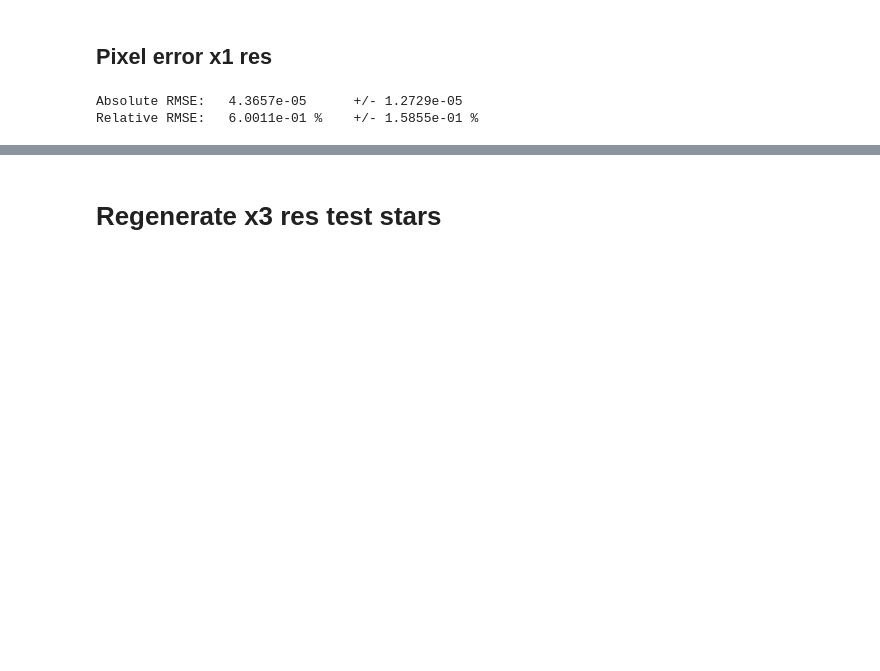
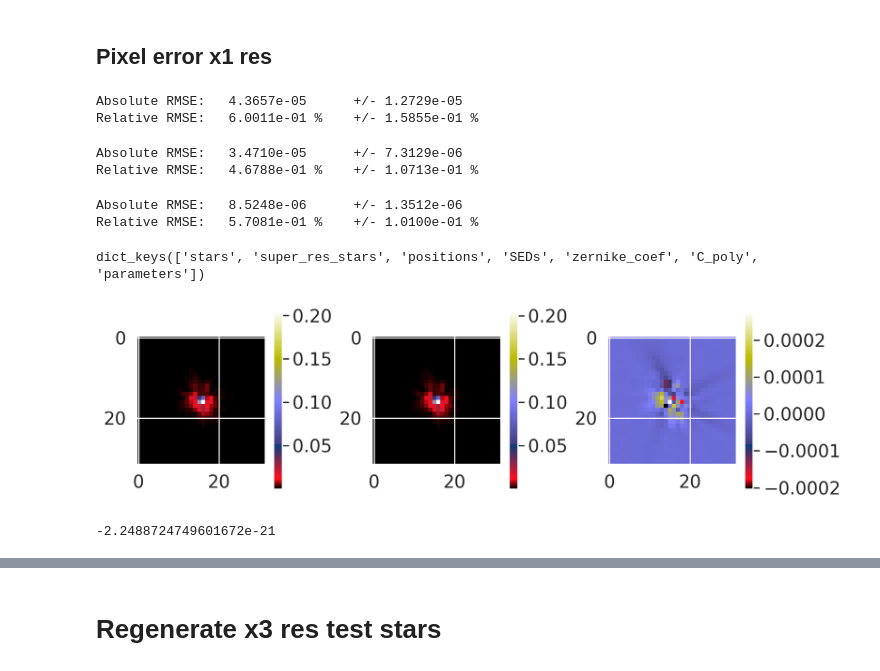
Before and after one commit to tobias-liaudat/wf-SEDs, a Jupyter notebook: model_WFE_size/notebooks/wfe-study-multi-realisation-results.ipynb, the cells around one changed output, grey strips where cells are left out. Drawn from its saved outputs; the diff is of its cells as text; code cells hidden in the pictures; blank space fills up the shorter version.

```diff
--- a/model_WFE_size/notebooks/wfe-study-multi-realisation-results.ipynb
+++ b/model_WFE_size/notebooks/wfe-study-multi-realisation-results.ipynb
@@ -385,3 +392,60 @@ print('Relative RMSE:\t %.4e %% \t +/- %.4e %%' % (rel_rmse, std_rel_rmse))
 # %% [output]
 Absolute RMSE:   4.3657e-05      +/- 1.2729e-05
 Relative RMSE:   6.0011e-01 %    +/- 1.5855e-01 %
+# %%
+new_test_256_path = '../../WFE_sampling_test/multires_dataset/4096/test_Euclid_res_id_005_wfeRes_256.npy'
+new_test_4096_path = '../../WFE_sampling_test/multires_dataset/4096/test_Euclid_res_id_005_wfeRes_4096.npy'
+
+# test_256_path = '/Users/tliaudat/Documents/PhD/codes/WF_PSF/github/wf-SEDs/WFE_sampling_test/multires_dataset/4096/test_Euclid_res_id_004_wfeRes_256.npy'
+# test_4096_path = '/Users/tliaudat/Documents/PhD/codes/WF_PSF/github/wf-SEDs/WFE_sampling_test/multires_dataset/4096/test_Euclid_res_id_004_wfeRes_4096.npy'
+
+new_test_256 = np.load(new_test_256_path, allow_pickle=True)[()]
+new_test_4096 = np.load(new_test_4096_path, allow_pickle=True)[()]
+# %%
+
+GT_preds = new_test_4096['stars']
+preds = new_test_256['stars']
+
+_ = compute_stats(GT_preds, preds)
+# %% [output]
+Absolute RMSE:   3.4710e-05      +/- 7.3129e-06
+Relative RMSE:   4.6788e-01 %    +/- 1.0713e-01 %
+# %%
+
+GT_preds = new_test_4096['super_res_stars']
+preds = new_test_256['super_res_stars']
+
+_ = compute_stats(GT_preds, preds)
+# %% [output]
+Absolute RMSE:   8.5248e-06      +/- 1.3512e-06
+Relative RMSE:   5.7081e-01 %    +/- 1.0100e-01 %
+# %%
+new_test_256.keys()
+# %% [output]
+dict_keys(['stars', 'super_res_stars', 'positions', 'SEDs', 'zernike_coef', 'C_poly', 'parameters'])
+# %%
+it = 2
+
+plt.figure(figsize=(10,3))
+
+plt.subplot(131)
+plt.imshow(new_test_256['stars'][it,:,:], cmap='gist_stern')
+plt.colorbar()
+
+plt.subplot(132)
+plt.imshow(new_test_4096['stars'][it,:,:], cmap='gist_stern')
+plt.colorbar()
+
+plt.subplot(133)
+plt.imshow(new_test_256['stars'][it,:,:] - new_test_4096['stars'][it,:,:], cmap='gist_stern')
+plt.colorbar()
+plt.show()
+# %% [output]
+[figure, added]
+# %%
+res_stars = new_test_256['stars'] - test_256['stars']
+
+
+np.mean(res_stars)
+# %% [output]
+-2.2488724749601672e-21
```
Also changed, not shown: parts of 22 cells of this notebook.
